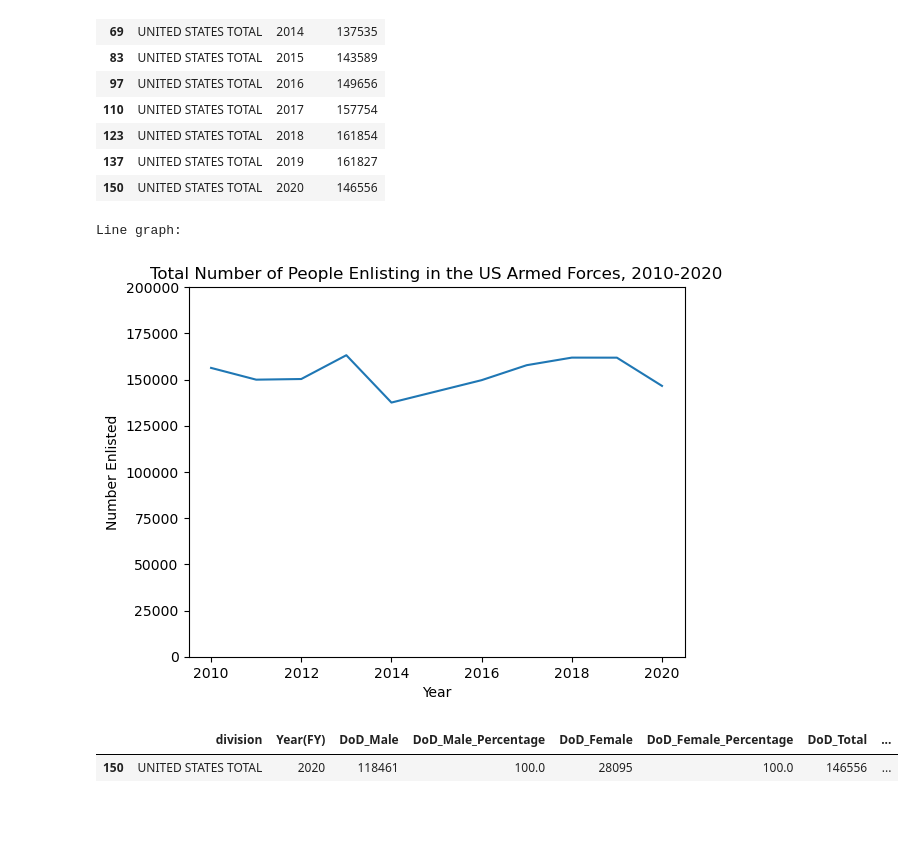
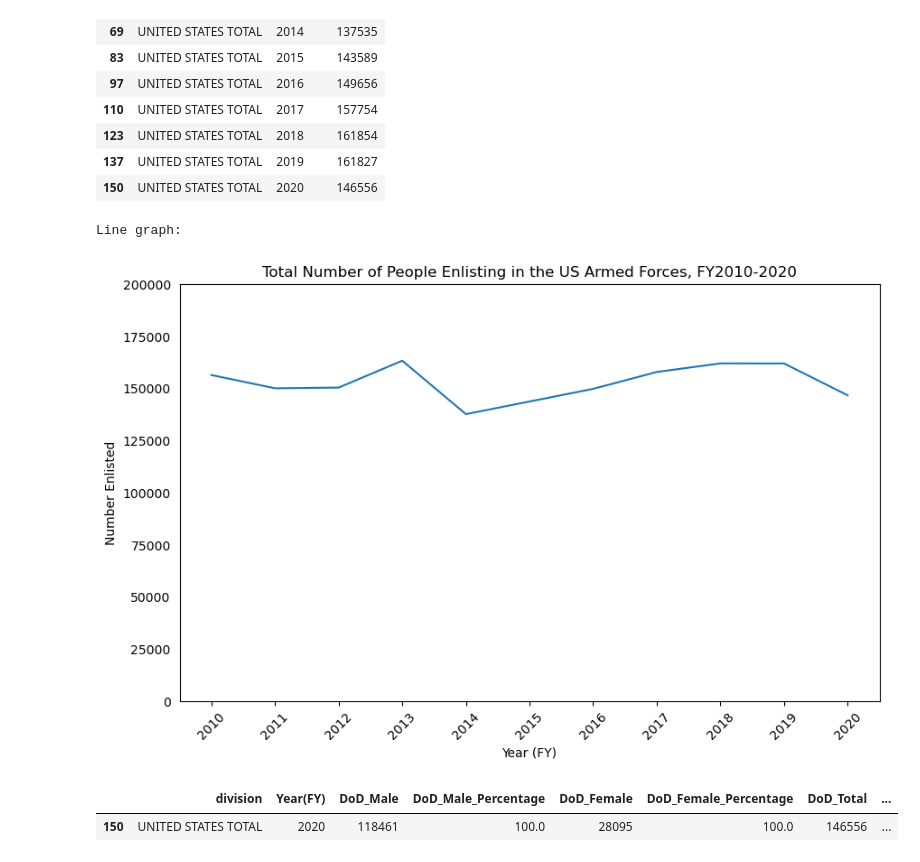
Before and after one commit to lightc4/lightch_capstone1, a Jupyter notebook: notebook/Accessions2010_20_gdppc.ipynb, the cells around one changed output. Cells and saved outputs as stored; diff of their text form; code cells hidden in the pictures; blank space fills up the shorter version.

```diff
--- a/notebook/Accessions2010_20_gdppc.ipynb
+++ b/notebook/Accessions2010_20_gdppc.ipynb
@@ -106,15 +106,19 @@ df_total[['division', 'Year', 'DoD_Total']]
 df_total_time = df_total[['division', 'Year', 'DoD_Total']]
 # %%
 print('Line graph:')
-plt.plot(df_total_time['Year'], df_total_time['DoD_Total'], figsize = (10,10)
+x = [2010, 2011, 2012, 2013, 2014, 2015, 2016, 2017, 2018, 2019, 2020]
+plt.figure(figsize=(10,6))
+plt.tick_params(left = False)
+plt.xticks(x, rotation=45)
+plt.plot(df_total_time['Year'], df_total_time['DoD_Total'])
 plt.ylim(0, 200000)
-plt.xlabel('Year')
+plt.xlabel('Year (FY)')
 plt.ylabel('Number Enlisted')
-plt.title('Total Number of People Enlisting in the US Armed Forces, 2010-2020')
+plt.title('Total Number of People Enlisting in the US Armed Forces, FY2010-2020')
 plt.show()
 # %% [output]
 Line graph:
-[figure, old version]
+[figure, new version]
 # %%
 #https://download.militaryonesource.mil/12038/MOS/Reports/2020-demographics-report.pdf
 #At a total of 1,333,822 DoD Active Duty members, the military force of 2020 is 5.9 percent smaller than it was in 2010, when there were 1,417,370 Active Duty members.
```
Also changed, not shown: parts of 18 cells of this notebook, 1 other file.
